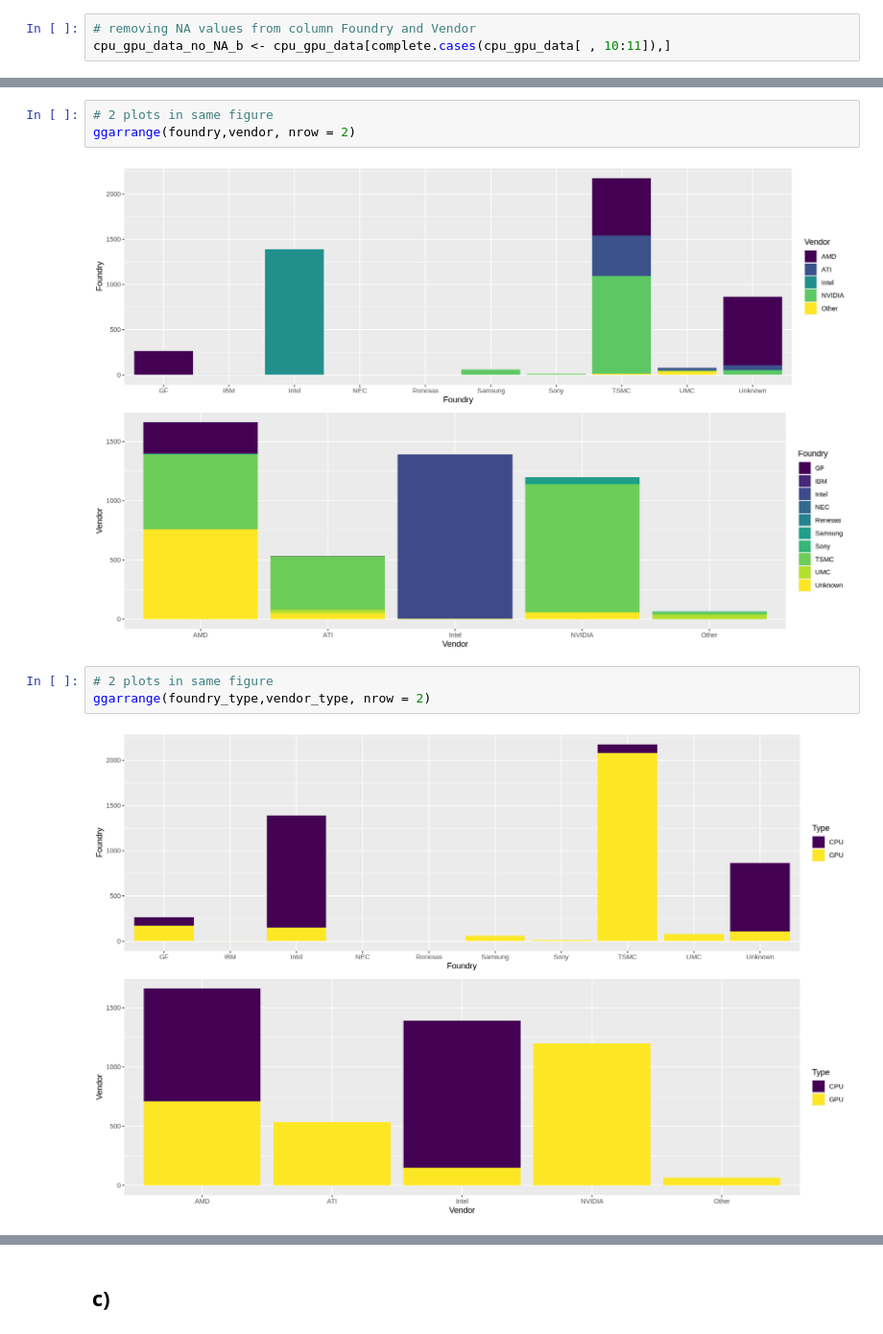
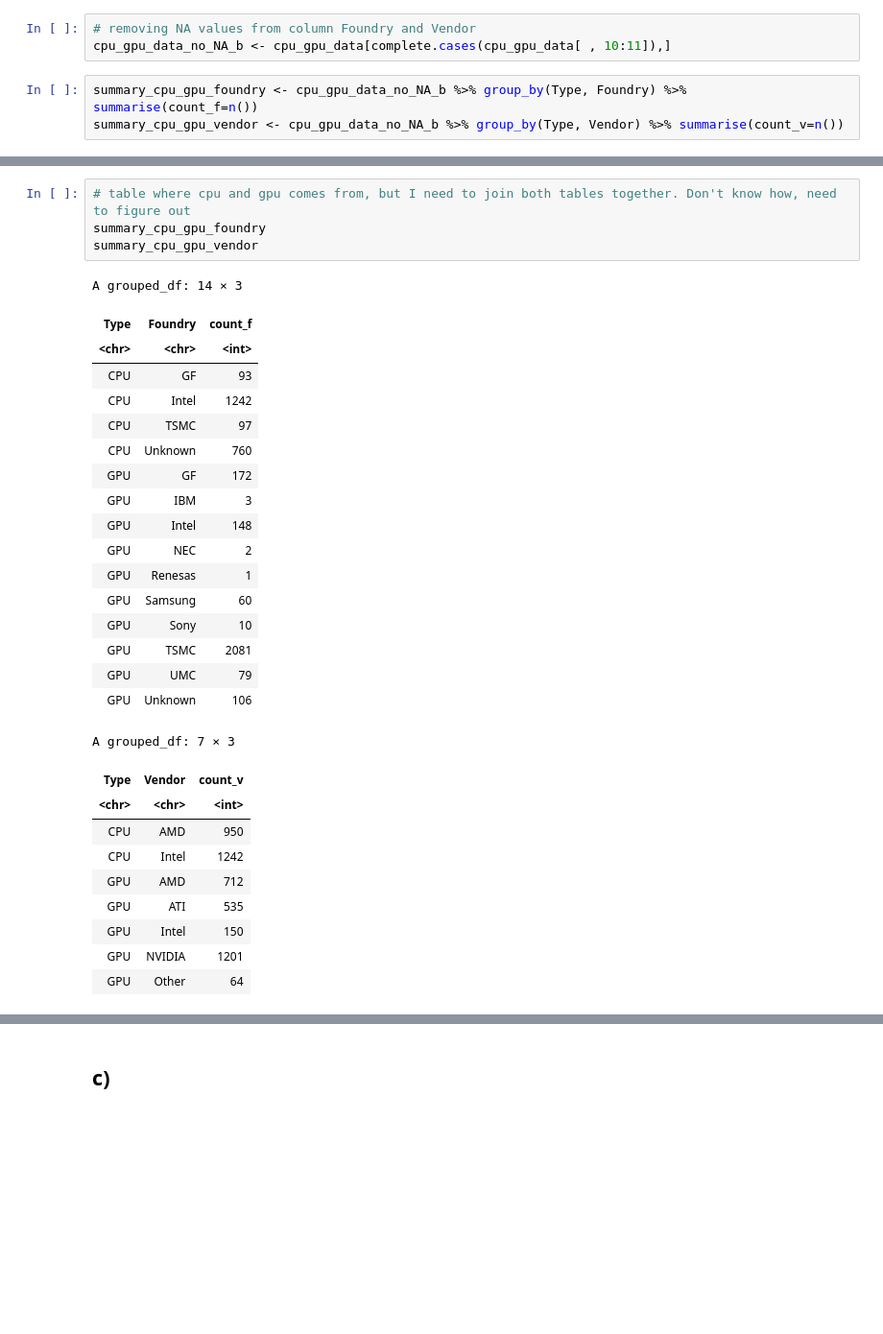
Before and after one commit to TheMathAI/MATH208_PROJECT, a Jupyter notebook: MATH_208_Project.ipynb, the cells around one changed output, grey strips where cells are left out. Shown at 96% size. Drawn from its saved outputs; the diff is of its cells as text; blank space fills up the shorter version.

Commit message:
Q1 b) needs to merger two dataframes

```diff
--- a/MATH_208_Project.ipynb
+++ b/MATH_208_Project.ipynb
@@ -223,3 +223,6 @@ A tibble: 8 × 3
 # %%
 # removing NA values from column Foundry and Vendor
 cpu_gpu_data_no_NA_b <- cpu_gpu_data[complete.cases(cpu_gpu_data[ , 10:11]),]
+# %%
+summary_cpu_gpu_foundry <- cpu_gpu_data_no_NA_b %>% group_by(Type, Foundry) %>% summarise(count_f=n())
+summary_cpu_gpu_vendor <- cpu_gpu_data_no_NA_b %>% group_by(Type, Vendor) %>% summarise(count_v=n())
@@ -244,13 +252,35 @@ vendor_type <- ggplot(cpu_gpu_data_no_NA_b,aes(x=Vendor,fill=Type)) +
 
 # changing size of figure print
 options(repr.plot.width=14, repr.plot.height=9)
-# %%
-# 2 plots in same figure
-ggarrange(foundry,vendor, nrow = 2)
-# %% [output]
-[figure, removed]
-# %%
-# 2 plots in same figure
-ggarrange(foundry_type,vendor_type, nrow = 2)
-# %% [output]
-[figure, removed]
+# %%
+# table where cpu and gpu comes from, but I need to join both tables together. Don't know how, need to figure out
+summary_cpu_gpu_foundry
+summary_cpu_gpu_vendor
+# %% [output]
+A grouped_df: 14 × 3
+| Type | Foundry | count_f |
+| <chr> | <chr> | <int> |
+| CPU | GF | 93 |
+| CPU | Intel | 1242 |
+| CPU | TSMC | 97 |
+| CPU | Unknown | 760 |
+| GPU | GF | 172 |
+| GPU | IBM | 3 |
+| GPU | Intel | 148 |
+| GPU | NEC | 2 |
+| GPU | Renesas | 1 |
+| GPU | Samsung | 60 |
+| GPU | Sony | 10 |
+| GPU | TSMC | 2081 |
+| GPU | UMC | 79 |
+| GPU | Unknown | 106 |
+A grouped_df: 7 × 3
+| Type | Vendor | count_v |
+| <chr> | <chr> | <int> |
+| CPU | AMD | 950 |
+| CPU | Intel | 1242 |
+| GPU | AMD | 712 |
+| GPU | ATI | 535 |
+| GPU | Intel | 150 |
+| GPU | NVIDIA | 1201 |
+| GPU | Other | 64 |
```
Also changed, not shown: parts of 4 cells of this notebook.
